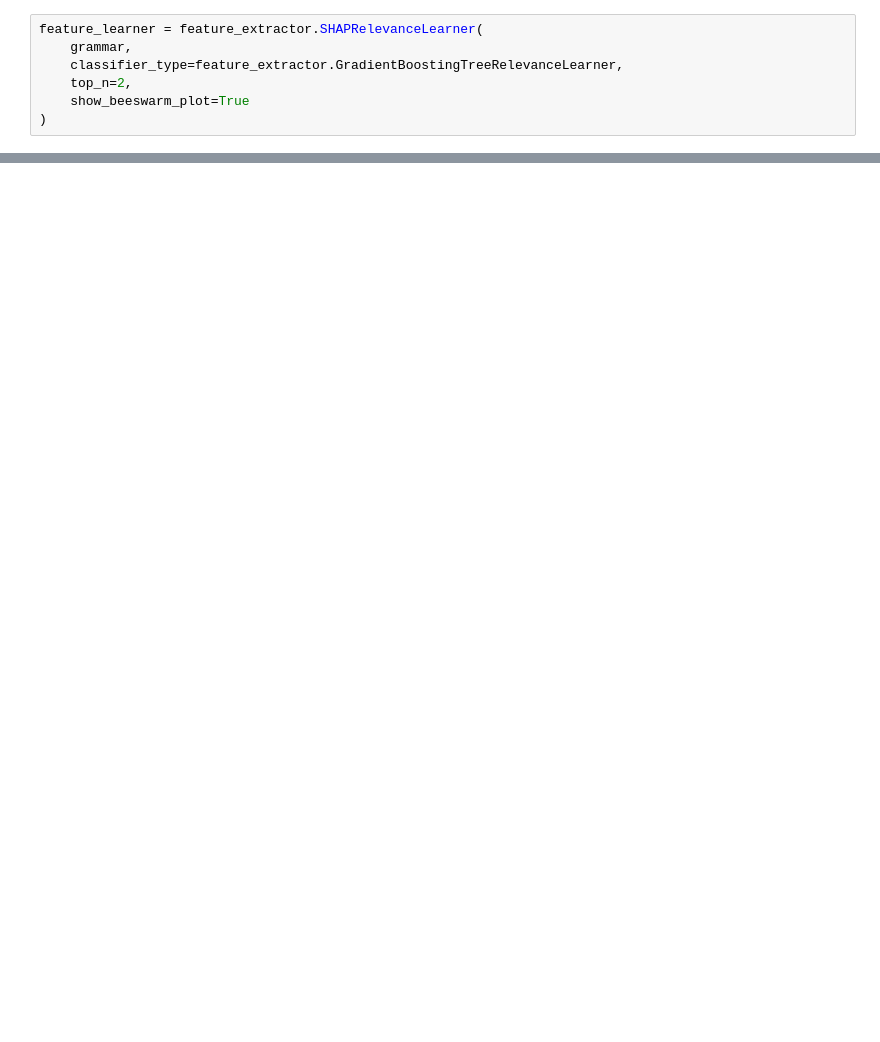
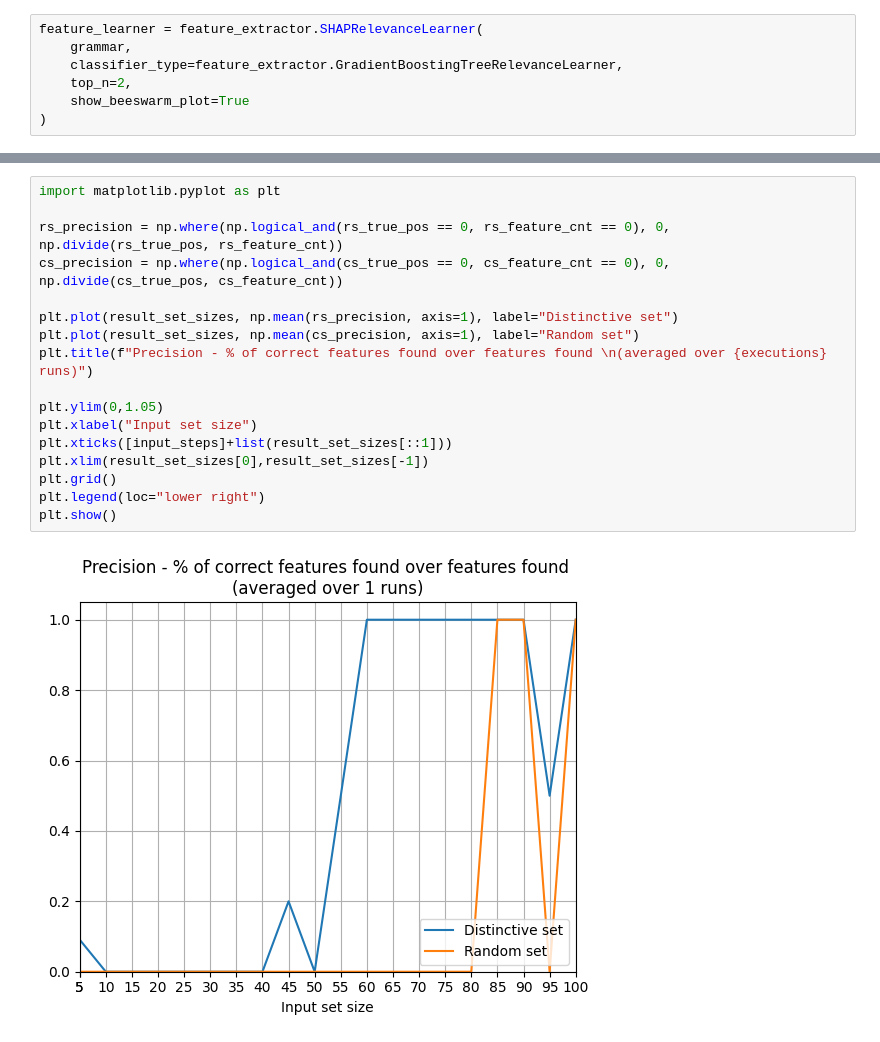
Before and after one commit to KonstiB/avicenna, a Jupyter notebook: notebooks/relevant_features.ipynb, the cells around one changed output, grey strips where cells are left out. Cells and saved outputs as stored; diff of their text form; blank space fills up the shorter version.

```diff
--- a/notebooks/relevant_features.ipynb
+++ b/notebooks/relevant_features.ipynb
@@ -272,0 +474,19 @@ correlating_features_cs
+# %%
+import matplotlib.pyplot as plt
+
+rs_precision = np.where(np.logical_and(rs_true_pos == 0, rs_feature_cnt == 0), 0, np.divide(rs_true_pos, rs_feature_cnt))
+cs_precision = np.where(np.logical_and(cs_true_pos == 0, cs_feature_cnt == 0), 0, np.divide(cs_true_pos, cs_feature_cnt))
+
+plt.plot(result_set_sizes, np.mean(rs_precision, axis=1), label="Distinctive set")
+plt.plot(result_set_sizes, np.mean(cs_precision, axis=1), label="Random set")
+plt.title(f"Precision - % of correct features found over features found \n(averaged over {executions} runs)")
+
+plt.ylim(0,1.05)
+plt.xlabel("Input set size")
+plt.xticks([input_steps]+list(result_set_sizes[::1]))
+plt.xlim(result_set_sizes[0],result_set_sizes[-1])
+plt.grid()
+plt.legend(loc="lower right")
+plt.show()
+# %% [output]
+[figure, added]
```
Also changed, not shown: parts of 23 cells of this notebook, 1 other file.
